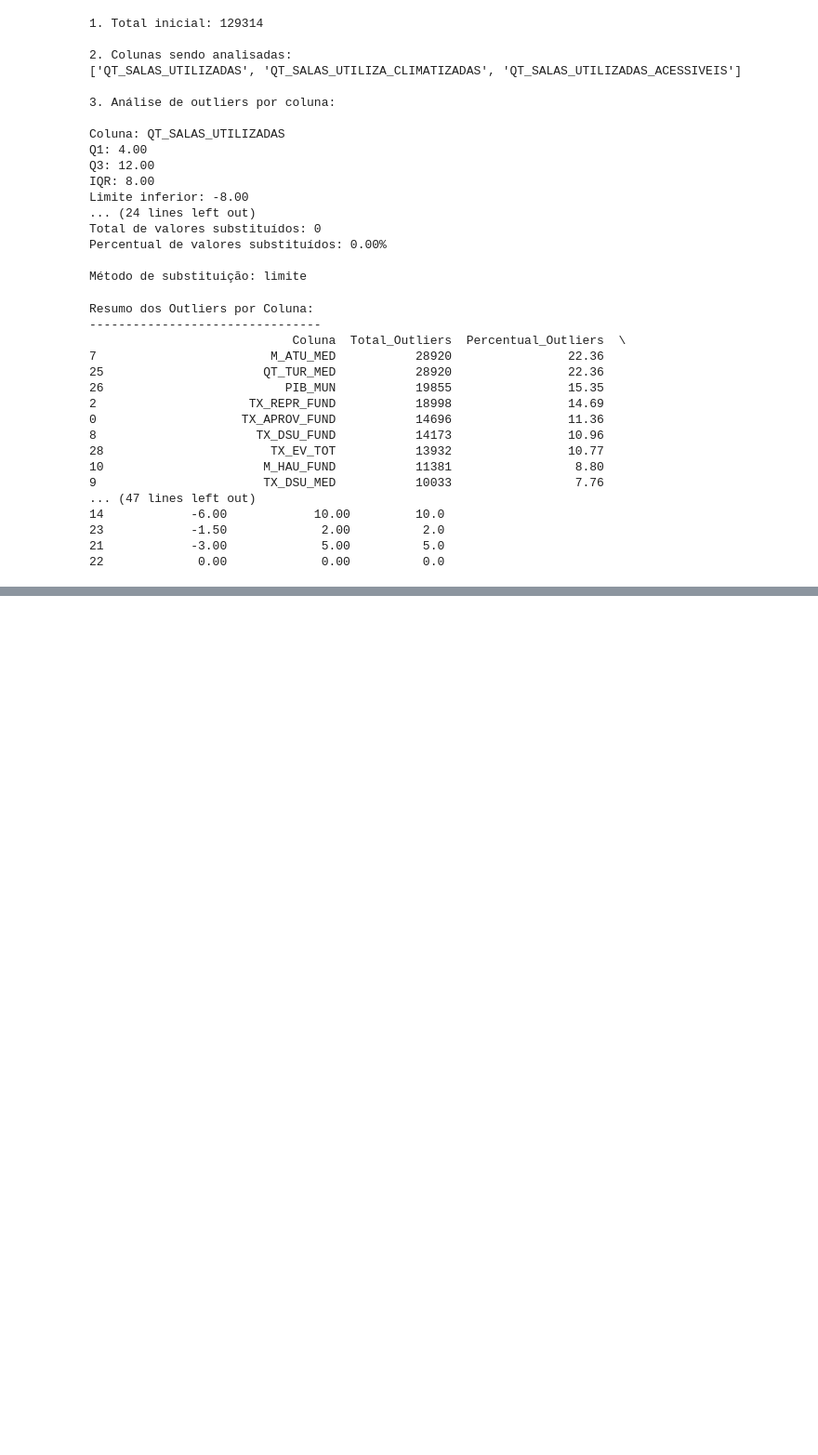
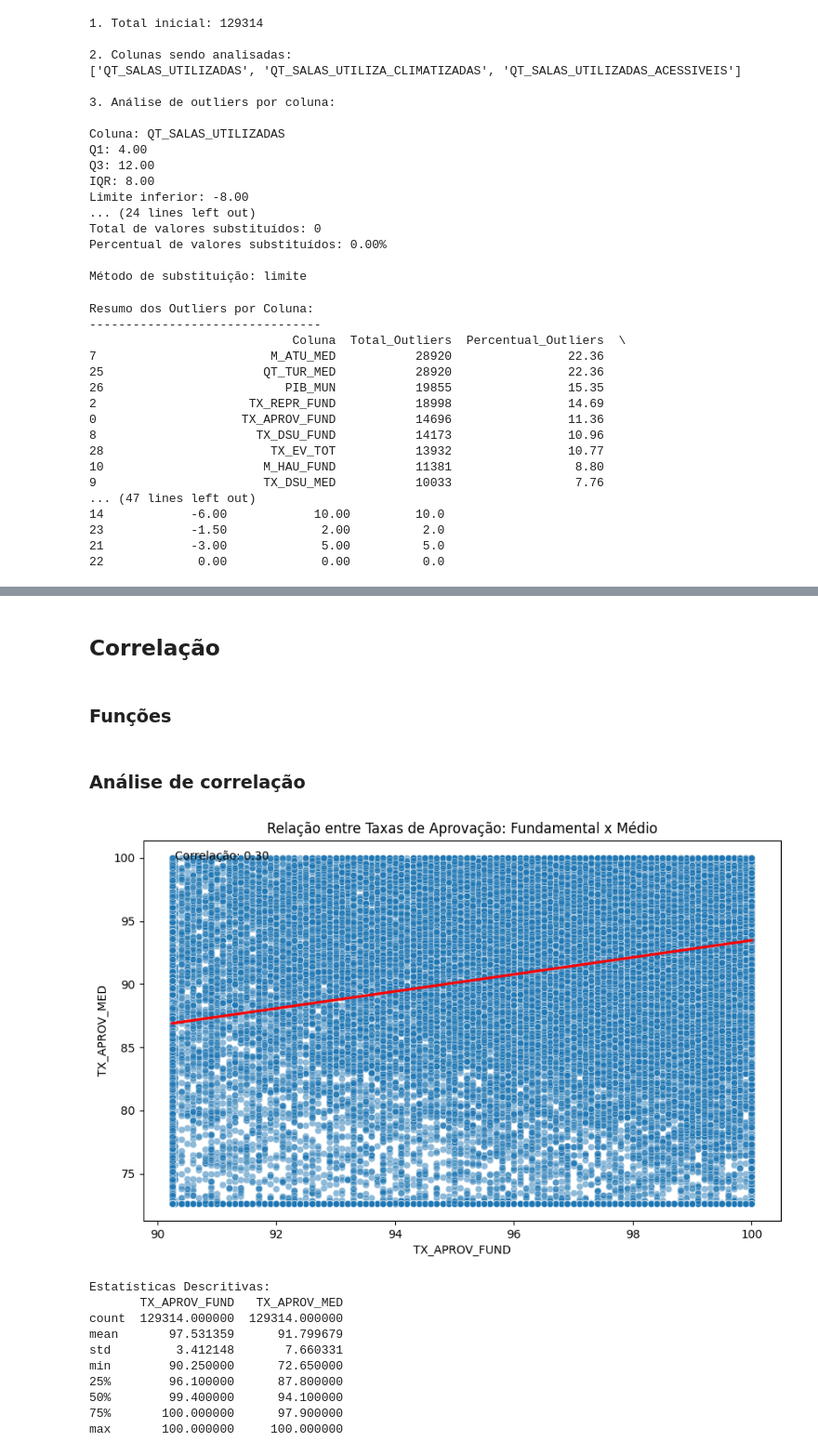
Before and after one commit to KassiaMabily/trabalho-analise, a Jupyter notebook: analise.ipynb, the cells around one changed output, grey strips where cells are left out. Shown at 93% size. Saved outputs shown, nothing was run; the diff lists cells and outputs as text; code cells hidden in the pictures; blank space fills up the shorter version.

```diff
--- a/analise.ipynb
+++ b/analise.ipynb
@@ -675,0 +777,2 @@ Resumo dos Outliers por Coluna:
+# %%
+colunas_taxas = ['TX_REPR_FUND', 'TX_APROV_FUND', 'TX_DSU_FUND', 'TX_DIS_FUND', 'TX_REPR_MED', 'TX_APROV_MED', 'TX_DSU_MED', 'TX_DIS_MED']
@@ -675,0 +782,8 @@ Resumo dos Outliers por Coluna:
+# %%
+df_sem_outliers, stats_remocao = tratar_outliers_iqr(
+    df_censo_eda,
+    colunas_taxas,
+    estrategia='substituir',
+    valor_substituicao='limite',
+    mostrar_stats=True
+)
@@ -675,0 +831,2 @@ Resumo dos Outliers por Coluna:
+# %%
+df_censo_eda = df_sem_outliers
@@ -675,0 +856,49 @@ Resumo dos Outliers por Coluna:
+# %% [markdown]
+## Correlação
+# %% [markdown]
+### Funções
+# %%
+def analisar_relacao_aprovacoes(df):
+    """
+    Analisa a relação entre as taxas de aprovação do fundamental e médio
+    """
+    # Criar scatter plot
+    plt.figure(figsize=(10, 6))
+    sns.scatterplot(data=df, x='TX_APROV_FUND', y='TX_APROV_MED', alpha=0.5)
+    plt.title('Relação entre Taxas de Aprovação: Fundamental x Médio')
+    plt.xlabel('Taxa de Aprovação - Fundamental')
+    plt.ylabel('Taxa de Aprovação - Médio')
+
+    # Adicionar linha de regressão
+    sns.regplot(data=df, x='TX_APROV_FUND', y='TX_APROV_MED',
+                scatter=False, color='red')
+
+    # Calcular correlação
+    corr = df['TX_APROV_FUND'].corr(df['TX_APROV_MED'])
+    plt.text(0.05, 0.95, f'Correlação: {corr:.2f}',
+             transform=plt.gca().transAxes)
+
+    plt.show()
+
+    # Estatísticas descritivas
+    print("\nEstatísticas Descritivas:")
+    print(df[['TX_APROV_FUND', 'TX_APROV_MED']].describe())
+
+    return corr
+# %% [markdown]
+### Análise de correlação
+# %%
+# Analisar relação entre aprovações
+correlacao_aprovacoes = analisar_relacao_aprovacoes(df_censo_eda)
+# %% [output]
+[figure, added]
+Estatísticas Descritivas:
+       TX_APROV_FUND   TX_APROV_MED
+count  129314.000000  129314.000000
+mean       97.531359      91.799679
+std         3.412148       7.660331
+min        90.250000      72.650000
+25%        96.100000      87.800000
+50%        99.400000      94.100000
+75%       100.000000      97.900000
+max       100.000000     100.000000
```
Also changed, not shown: parts of 30 cells of this notebook.
